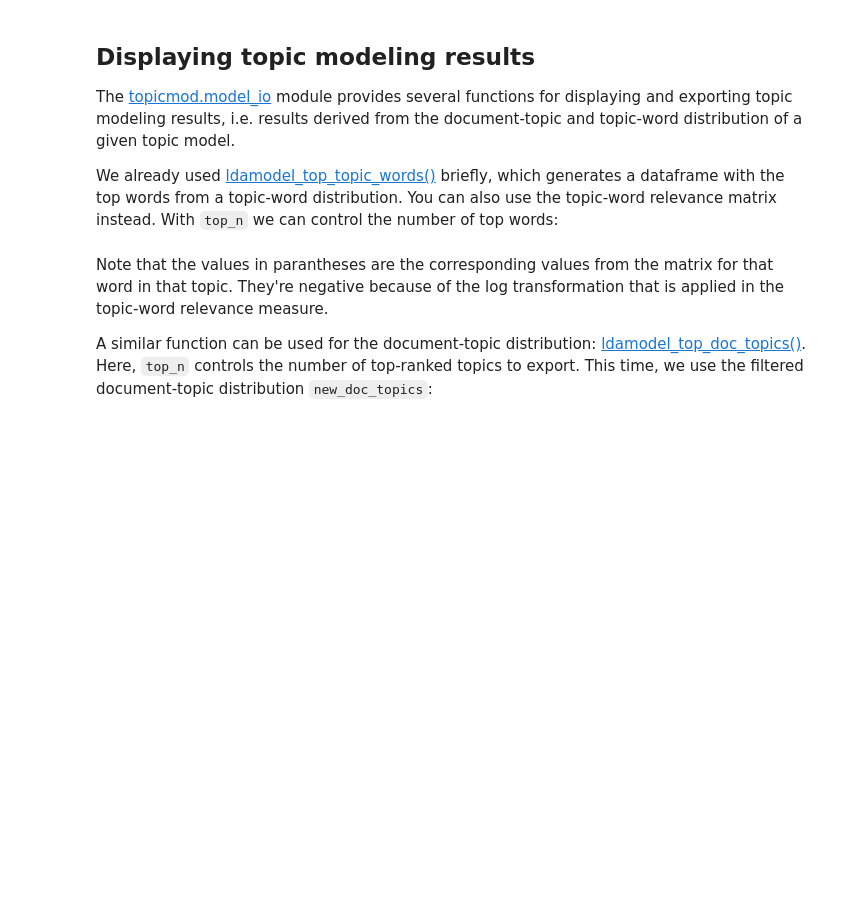
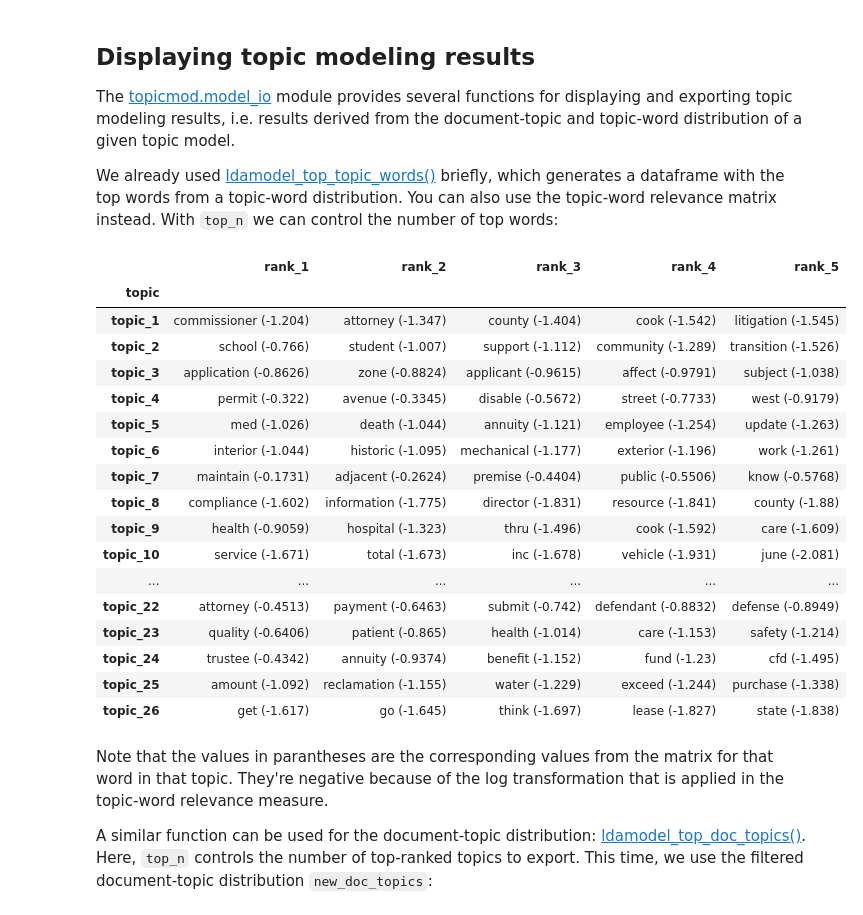
Before and after one commit to NUKnightLab/studio-documenters, a Jupyter notebook: notebooks/topic_model_illinois.ipynb, the cells around one changed output. Cells and saved outputs as stored; diff of their text form; code cells hidden in the pictures; blank space fills up the shorter version.

```diff
--- a/notebooks/topic_model_illinois.ipynb
+++ b/notebooks/topic_model_illinois.ipynb
@@ -718,8 +735,27 @@ The [topicmod.model_io](api.rst#module-tmtoolkit.topicmod.model_io) module provi
 
 We already used [ldamodel_top_topic_words()](api.rst#tmtoolkit.topicmod.model_io.ldamodel_top_topic_words) briefly, which generates a dataframe with the top words from a topic-word distribution. You can also use the topic-word relevance matrix instead. With `top_n` we can control the number of top words:
 # %%
-# using relevance matrix here and showing only the first 3 topics
-ldamodel_top_topic_words(topic_word_rel, vocab, top_n=5)[:3]
+# using relevance matrix here
+ldamodel_top_topic_words(topic_word_rel, vocab, top_n=5)
+# %% [output]
+|  | rank_1 | rank_2 | rank_3 | rank_4 | rank_5 |
+| topic |  |  |  |  |  |
+| topic_1 | commissioner (-1.204) | attorney (-1.347) | county (-1.404) | cook (-1.542) | litigation (-1.545) |
+| topic_2 | school (-0.766) | student (-1.007) | support (-1.112) | community (-1.289) | transition (-1.526) |
+| topic_3 | application (-0.8626) | zone (-0.8824) | applicant (-0.9615) | affect (-0.9791) | subject (-1.038) |
+| topic_4 | permit (-0.322) | avenue (-0.3345) | disable (-0.5672) | street (-0.7733) | west (-0.9179) |
+| topic_5 | med (-1.026) | death (-1.044) | annuity (-1.121) | employee (-1.254) | update (-1.263) |
+| topic_6 | interior (-1.044) | historic (-1.095) | mechanical (-1.177) | exterior (-1.196) | work (-1.261) |
+| topic_7 | maintain (-0.1731) | adjacent (-0.2624) | premise (-0.4404) | public (-0.5506) | know (-0.5768) |
+| topic_8 | compliance (-1.602) | information (-1.775) | director (-1.831) | resource (-1.841) | county (-1.88) |
+| topic_9 | health (-0.9059) | hospital (-1.323) | thru (-1.496) | cook (-1.592) | care (-1.609) |
+| topic_10 | service (-1.671) | total (-1.673) | inc (-1.678) | vehicle (-1.931) | june (-2.081) |
+| ... | ... | ... | ... | ... | ... |
+| topic_22 | attorney (-0.4513) | payment (-0.6463) | submit (-0.742) | defendant (-0.8832) | defense (-0.8949) |
+| topic_23 | quality (-0.6406) | patient (-0.865) | health (-1.014) | care (-1.153) | safety (-1.214) |
+| topic_24 | trustee (-0.4342) | annuity (-0.9374) | benefit (-1.152) | fund (-1.23) | cfd (-1.495) |
+| topic_25 | amount (-1.092) | reclamation (-1.155) | water (-1.229) | exceed (-1.244) | purchase (-1.338) |
+| topic_26 | get (-1.617) | go (-1.645) | think (-1.697) | lease (-1.827) | state (-1.838) |
 # %% [markdown]
 Note that the values in parantheses are the corresponding values from the matrix for that word in that topic. They're negative because of the log transformation that is applied in the topic-word relevance measure.
 
```
Also changed, not shown: parts of 28 cells of this notebook, 2 other files.
